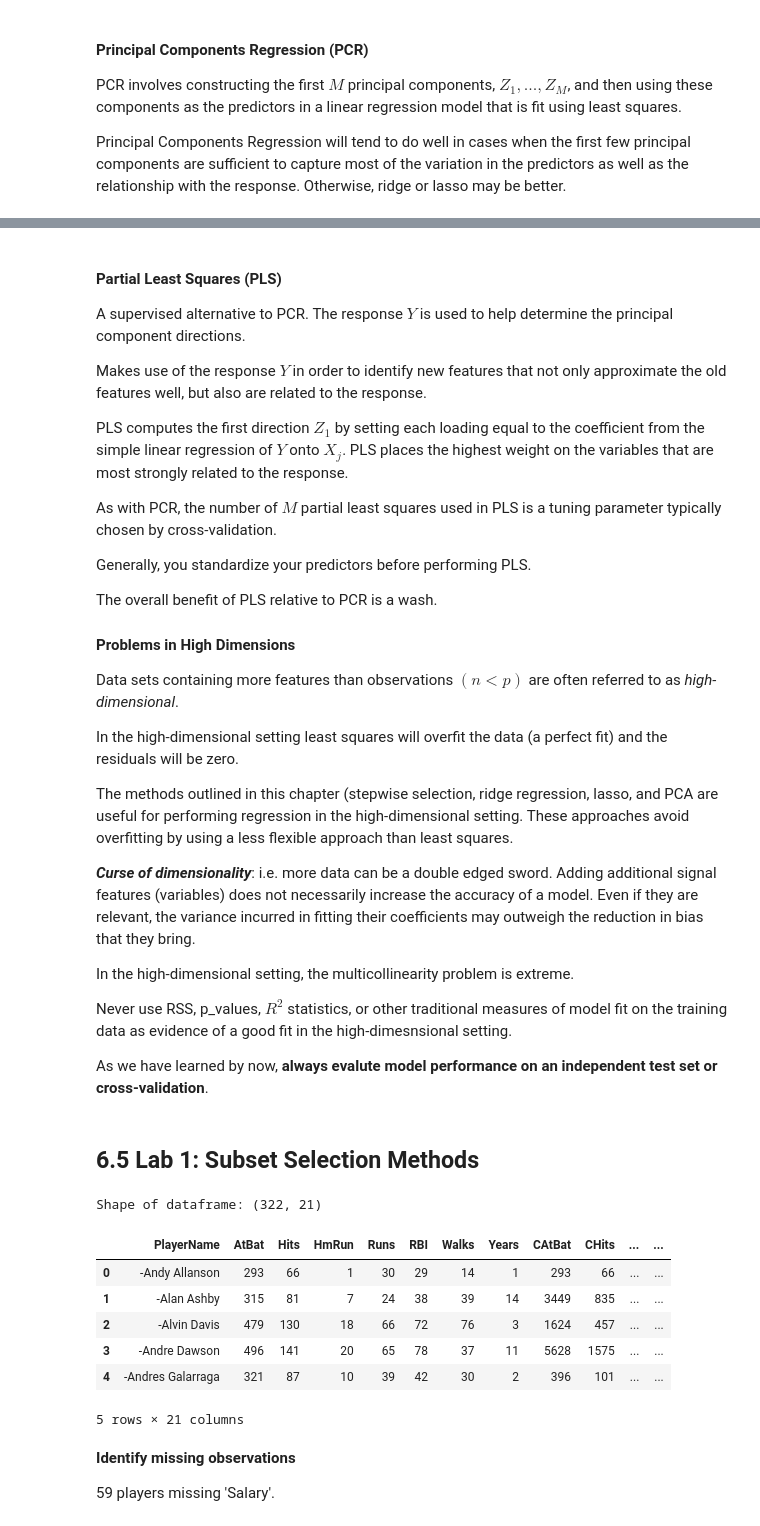
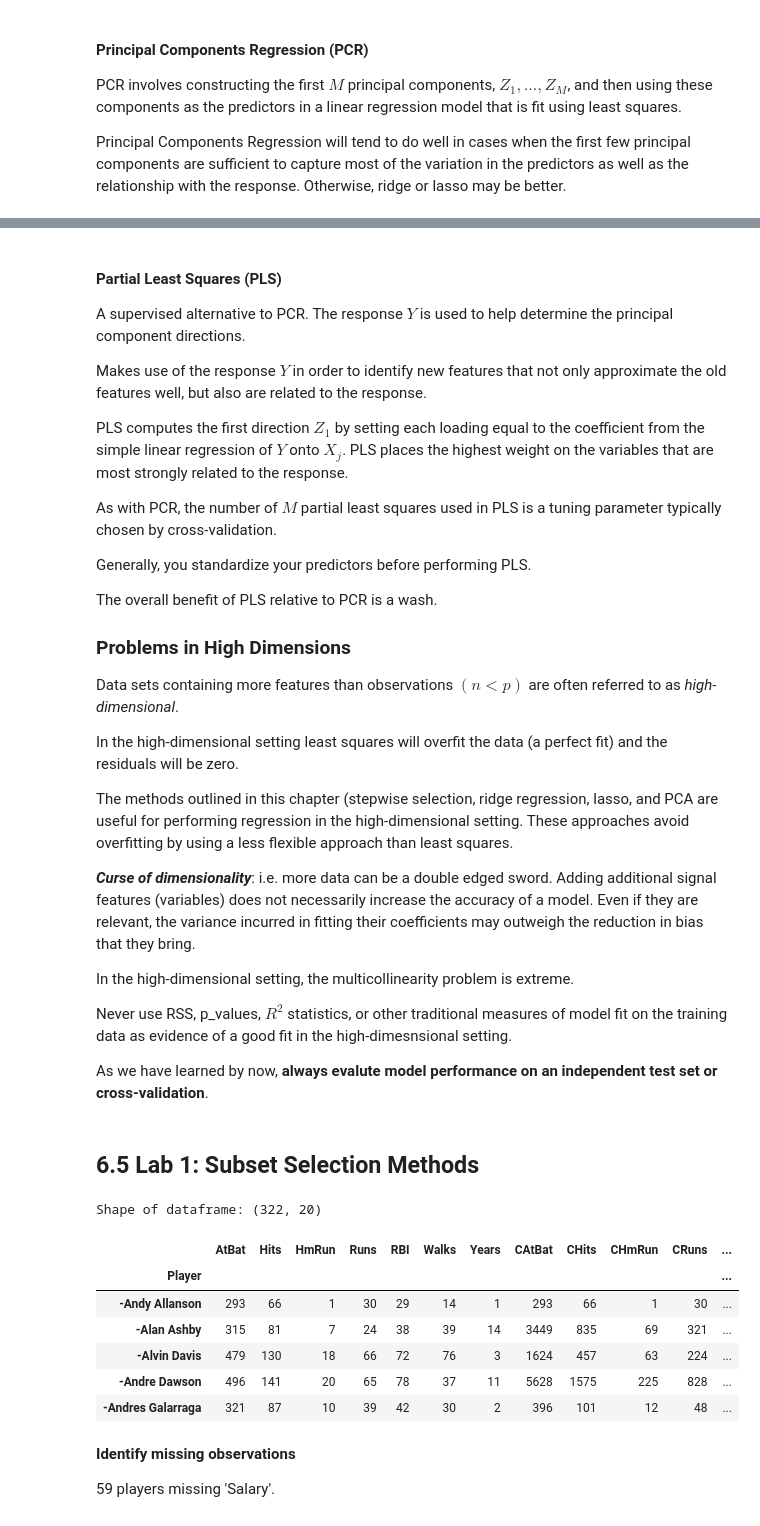
Before and after one commit to DTRuiz/ISLpy, a Jupyter notebook: Chapter6_notes.ipynb, the cells around one changed output, grey strips where cells are left out. Cells and saved outputs as stored; diff of their text form; code cells hidden in the pictures.

```diff
--- a/Chapter6_notes.ipynb
+++ b/Chapter6_notes.ipynb
@@ -169,7 +177,7 @@ Generally, you standardize your predictors before performing PLS.
 
 The overall benefit of PLS relative to PCR is a wash.
 
-#### Problems in High Dimensions
+### Problems in High Dimensions
 
 Data sets containing more features than observations $(n<p)$ are often referred to as *_high-dimensional_*.
 
@@ -187,20 +195,20 @@ As we have learned by now, **__always evalute model performance on an independen
 # %% [markdown]
 ## 6.5 Lab 1: Subset Selection Methods
 # %%
-df = pd.read_csv('https://vincentarelbundock.github.io/Rdatasets/csv/ISLR/Hitters.csv')
+df = pd.read_csv('https://vincentarelbundock.github.io/Rdatasets/csv/ISLR/Hitters.csv', index_col=0)
 # %%
-df = df.rename(index=str, columns={"Unnamed: 0": "PlayerName"})
+df.index.name = 'Player'
 print("Shape of dataframe: " + str(df.shape))
 df.head()
 # %% [output]
-Shape of dataframe: (322, 21)
+Shape of dataframe: (322, 20)
-|  | PlayerName | AtBat | Hits | HmRun | Runs | RBI | Walks | Years | CAtBat | CHits | ... | ... |
-| 0 | -Andy Allanson | 293 | 66 | 1 | 30 | 29 | 14 | 1 | 293 | 66 | ... | ... |
-| 1 | -Alan Ashby | 315 | 81 | 7 | 24 | 38 | 39 | 14 | 3449 | 835 | ... | ... |
-| 2 | -Alvin Davis | 479 | 130 | 18 | 66 | 72 | 76 | 3 | 1624 | 457 | ... | ... |
-| 3 | -Andre Dawson | 496 | 141 | 20 | 65 | 78 | 37 | 11 | 5628 | 1575 | ... | ... |
-| 4 | -Andres Galarraga | 321 | 87 | 10 | 39 | 42 | 30 | 2 | 396 | 101 | ... | ... |
+|  | AtBat | Hits | HmRun | Runs | RBI | Walks | Years | CAtBat | CHits | CHmRun | CRuns | ... |
+| Player |  |  |  |  |  |  |  |  |  |  |  | ... |
+| -Andy Allanson | 293 | 66 | 1 | 30 | 29 | 14 | 1 | 293 | 66 | 1 | 30 | ... |
+| -Alan Ashby | 315 | 81 | 7 | 24 | 38 | 39 | 14 | 3449 | 835 | 69 | 321 | ... |
+| -Alvin Davis | 479 | 130 | 18 | 66 | 72 | 76 | 3 | 1624 | 457 | 63 | 224 | ... |
+| -Andre Dawson | 496 | 141 | 20 | 65 | 78 | 37 | 11 | 5628 | 1575 | 225 | 828 | ... |
+| -Andres Galarraga | 321 | 87 | 10 | 39 | 42 | 30 | 2 | 396 | 101 | 12 | 48 | ... |
-5 rows × 21 columns
 # %% [markdown]
 **Identify missing observations**
 
```
Also changed, not shown: parts of 15 cells of this notebook, 1 other file.
